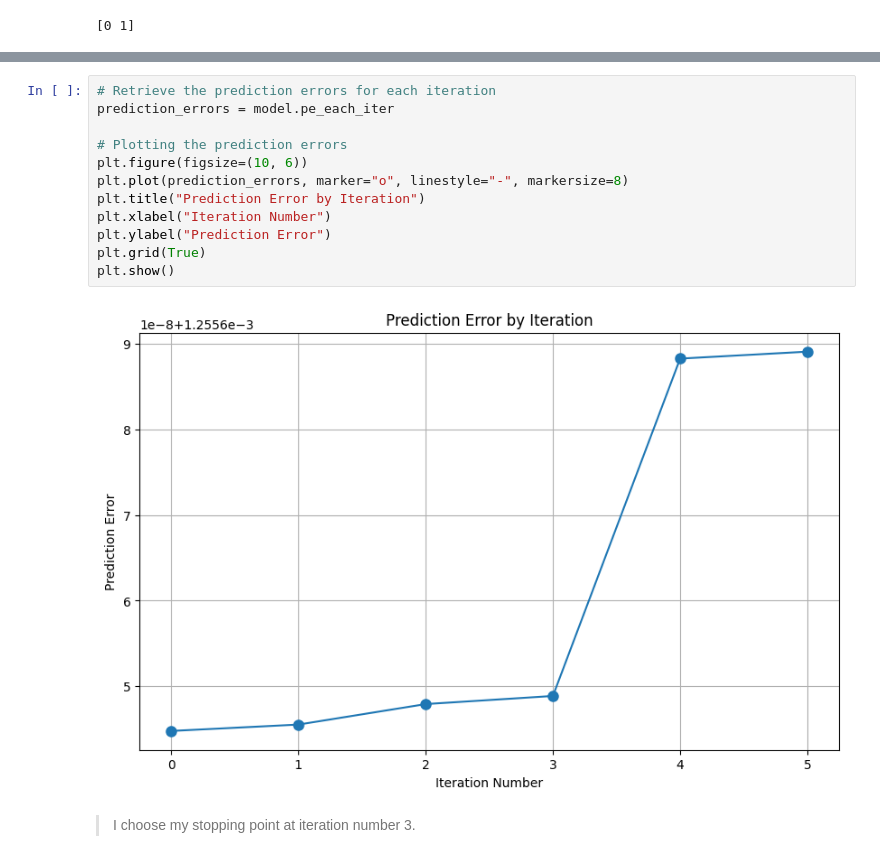
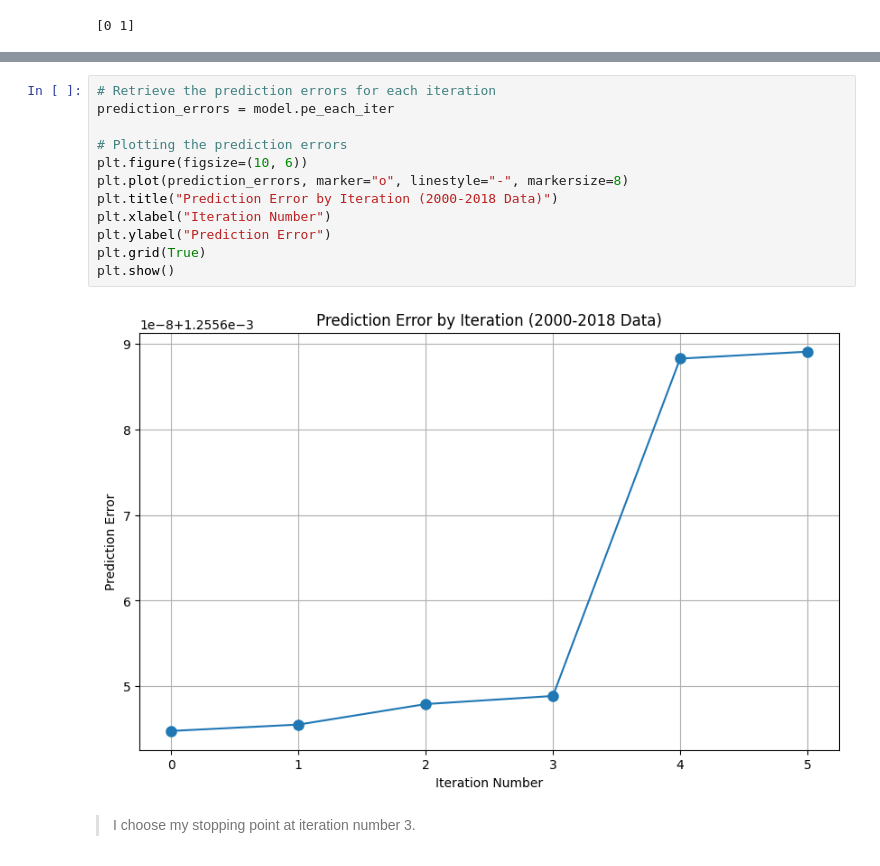
Before and after one commit to MIDS-at-Duke/uds-2024-flyingsloths, a Jupyter notebook: 02_Code/02_Matching_Regression_Insurance.ipynb, the cells around one changed output, grey strips where cells are left out. Drawn from its saved outputs; the diff is of its cells as text.

Commit message:
update iteration graph name

```diff
--- a/02_Code/02_Matching_Regression_Insurance.ipynb
+++ b/02_Code/02_Matching_Regression_Insurance.ipynb
@@ -1490,17 +1490,17 @@ Completed iteration 1 of matching
 # %%
 # Retrieve the prediction errors for each iteration
 prediction_errors = model.pe_each_iter
 
 # Plotting the prediction errors
 plt.figure(figsize=(10, 6))
 plt.plot(prediction_errors, marker="o", linestyle="-", markersize=8)
-plt.title("Prediction Error by Iteration")
+plt.title("Prediction Error by Iteration (2000-2018 Data)")
 plt.xlabel("Iteration Number")
 plt.ylabel("Prediction Error")
 plt.grid(True)
 plt.show()
 # %% [output]
-[figure, old version]
+[figure, new version]
 # %% [markdown]
 > I choose my stopping point at iteration number 3.
 # %%
```
Also changed, not shown: parts of 6 cells of this notebook, 2 other files.
